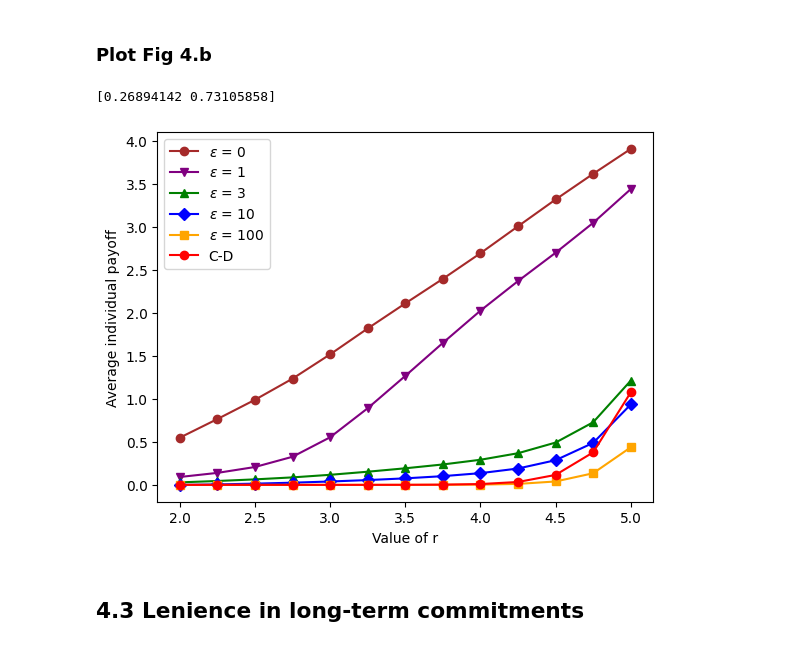
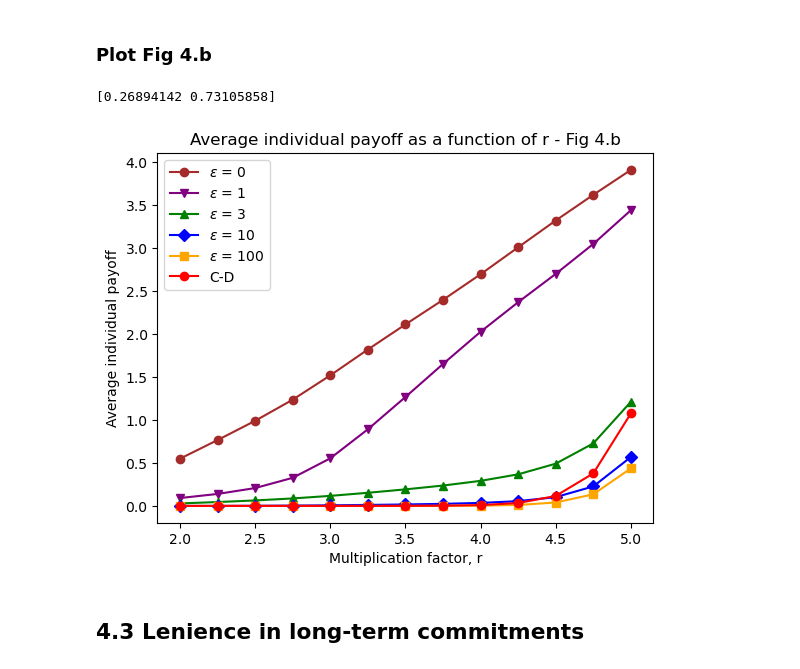
Before and after one commit to Teytey2002/Projet_Learning, a Jupyter notebook: Project-Teytey-Surface9.ipynb, the cells around one changed output. Cells and saved outputs as stored; diff of their text form; code cells hidden in the pictures.

```diff
--- a/Project-Teytey-Surface9.ipynb
+++ b/Project-Teytey-Surface9.ipynb
@@ -117,7 +119,7 @@ nb_strategies = len(strategy_labels)
 
 group_size = 5
 Z = 100
-c = 1.0
+c = 0.65
 beta = 0.25
 r = 4.
 eps = 0.25
@@ -418,23 +420,24 @@ for k in range(0,len(epsilon_values)):
 # %%
 print(stationary_distribution)
 a = [point for point in payoffs_r[0]]
 b = [point for point in payoffs_r[1]]
 g = [point for point in payoffs_r[2]]
 d = [point for point in payoffs_r[3]]
 e = [point for point in payoffs_r[4]]
 f = [point for point in payoffs_r[5]]
 plt.plot(r_values, a, color='brown',marker = 'o' ,label=r'$\epsilon$ = 0')
 plt.plot(r_values, b, color='purple', marker = 'v' ,label=r'$\epsilon$ = 1')
 plt.plot(r_values, g, color='green', marker = '^' ,label=r'$\epsilon$ = 3')
 plt.plot(r_values, d, color='blue', marker = 'D' ,label=r'$\epsilon$ = 10')
 plt.plot(r_values, e, color='orange',marker = 's' , label=r'$\epsilon$ = 100')
 plt.plot(r_values, f, color='red',marker = 'o' , label='C-D')
 plt.xlabel('Multiplication factor, r')
 plt.ylabel('Average individual payoff')
+plt.title('Average individual payoff as a function of r - Fig 4.b')
 plt.legend()
 plt.show()
 # %% [output]
 [0.26894142 0.73105858]
-[figure, old version]
+[figure, new version]
 # %% [markdown]
 ## 4.3 Lenience in long-term commitments
```
Also changed, not shown: parts of 13 cells of this notebook.
